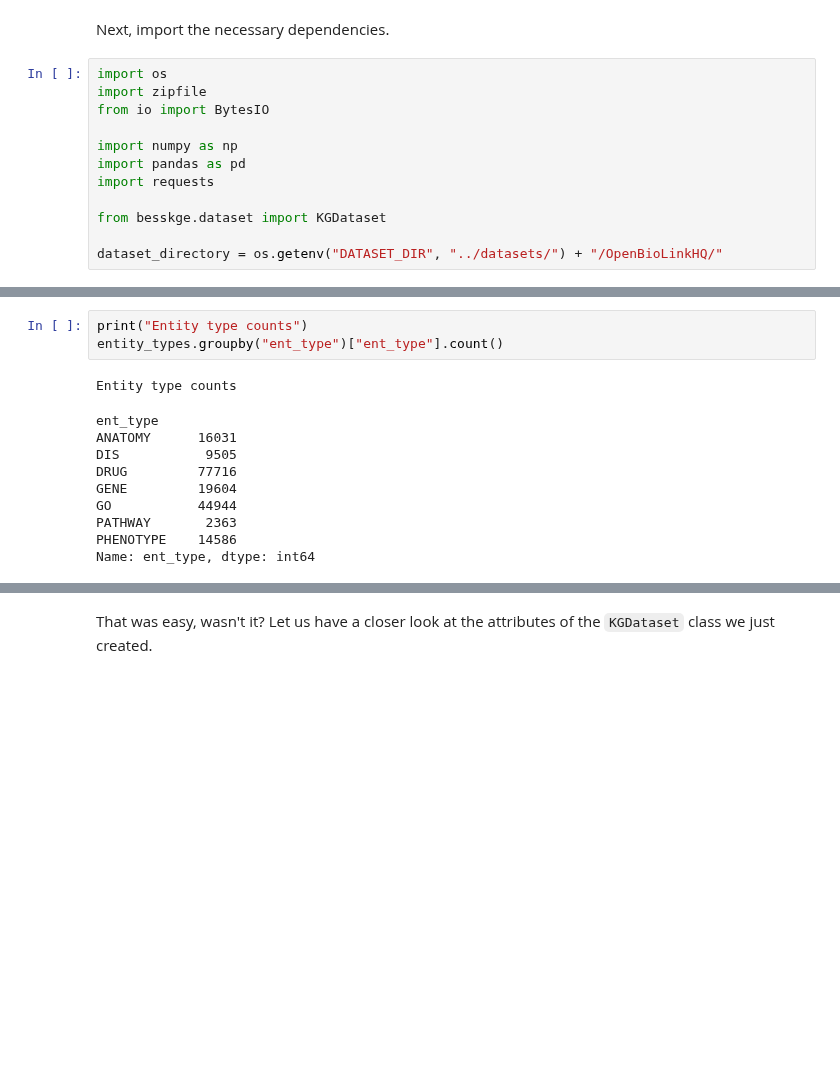
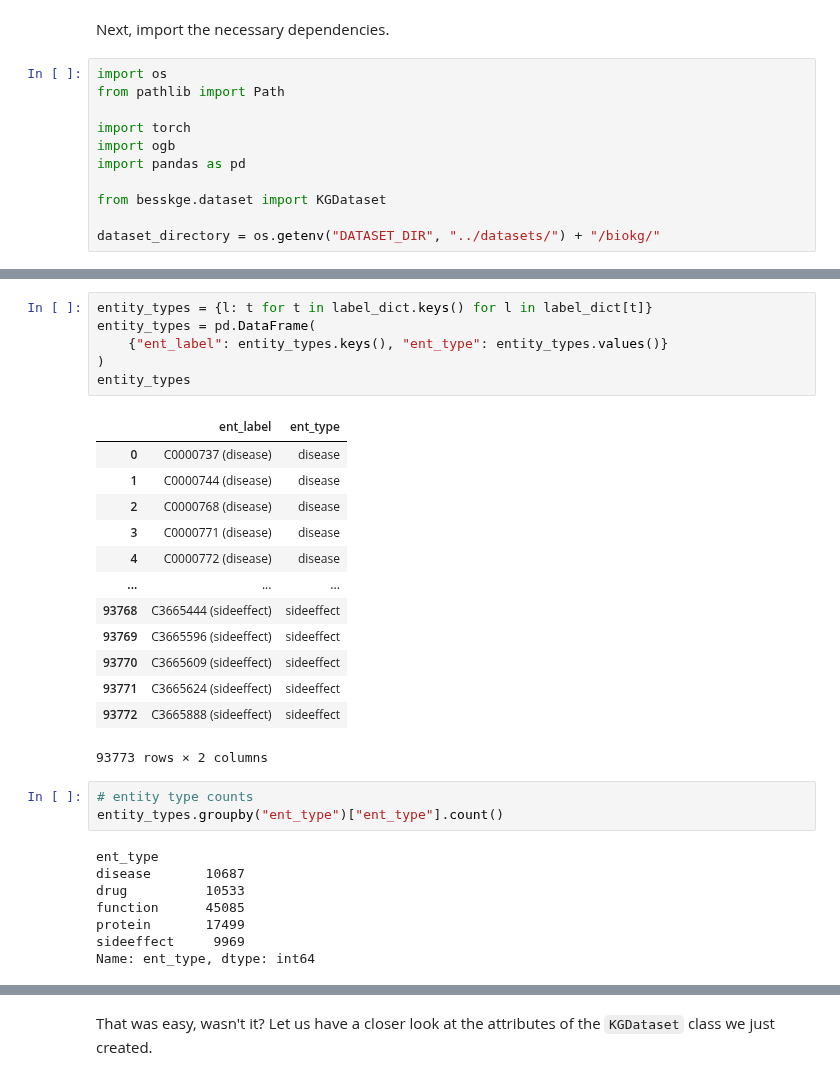
Before and after one commit to graphcore-research/bess-kge, a Jupyter notebook: notebooks/0_custom_KG_dataset.ipynb, the cells around one changed output, grey strips where cells are left out. Cells and saved outputs as stored; diff of their text form; blank space fills up the shorter version.

Commit message:
change dataset in notebook 0

```diff
--- a/notebooks/0_custom_KG_dataset.ipynb
+++ b/notebooks/0_custom_KG_dataset.ipynb
@@ -30,13 +30,12 @@ Uninstalling besskge-0.1:
 Next, import the necessary dependencies.
 # %%
 import os
-import zipfile
-from io import BytesIO
+from pathlib import Path
 
-import numpy as np
+import torch
+import ogb
 import pandas as pd
-import requests
 
 from besskge.dataset import KGDataset
 
-dataset_directory = os.getenv("DATASET_DIR", "../datasets/") + "/OpenBioLinkHQ/"
+dataset_directory = os.getenv("DATASET_DIR", "../datasets/") + "/biokg/"
@@ -121,17 +126,34 @@ entity_types
+# %%
+entity_types = {l: t for t in label_dict.keys() for l in label_dict[t]}
+entity_types = pd.DataFrame(
+    {"ent_label": entity_types.keys(), "ent_type": entity_types.values()}
+)
+entity_types
+# %% [output]
+|  | ent_label | ent_type |
+| 0 | C0000737 (disease) | disease |
+| 1 | C0000744 (disease) | disease |
+| 2 | C0000768 (disease) | disease |
+| 3 | C0000771 (disease) | disease |
+| 4 | C0000772 (disease) | disease |
+| ... | ... | ... |
+| 93768 | C3665444 (sideeffect) | sideeffect |
+| 93769 | C3665596 (sideeffect) | sideeffect |
+| 93770 | C3665609 (sideeffect) | sideeffect |
+| 93771 | C3665624 (sideeffect) | sideeffect |
+| 93772 | C3665888 (sideeffect) | sideeffect |
+93773 rows × 2 columns
 # %%
-print("Entity type counts")
+# entity type counts
 entity_types.groupby("ent_type")["ent_type"].count()
 # %% [output]
-Entity type counts
+ent_type
+disease       10687
+drug          10533
+function      45085
+protein       17499
+sideeffect     9969
+Name: ent_type, dtype: int64
-ent_type
-ANATOMY      16031
-DIS           9505
-DRUG         77716
-GENE         19604
-GO           44944
-PATHWAY       2363
-PHENOTYPE    14586
-Name: ent_type, dtype: int64
 # %% [markdown]
 ## The KGDataset class in BESS-KGE
 
```
Also changed, not shown: parts of 36 cells of this notebook.
